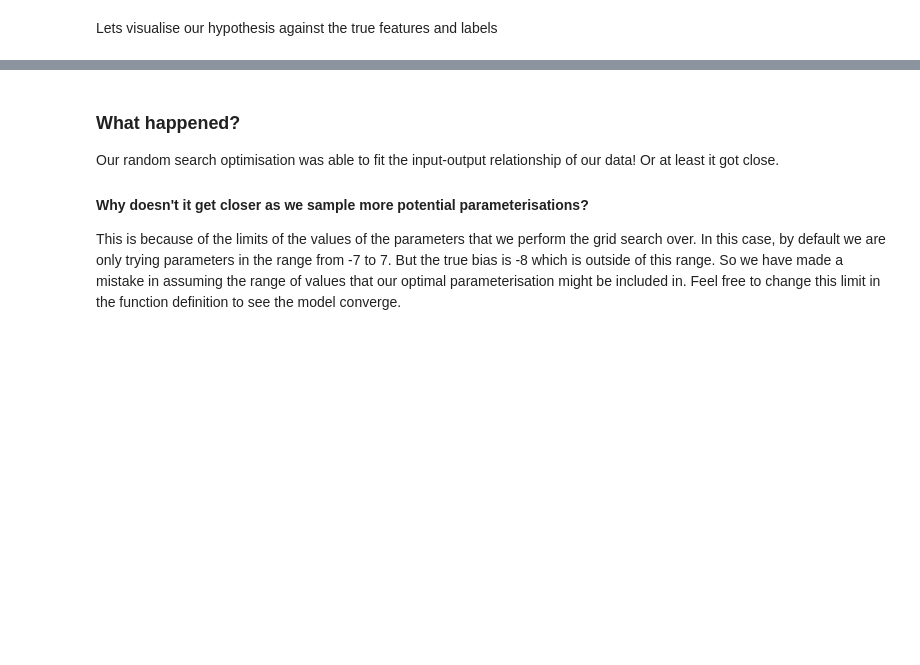
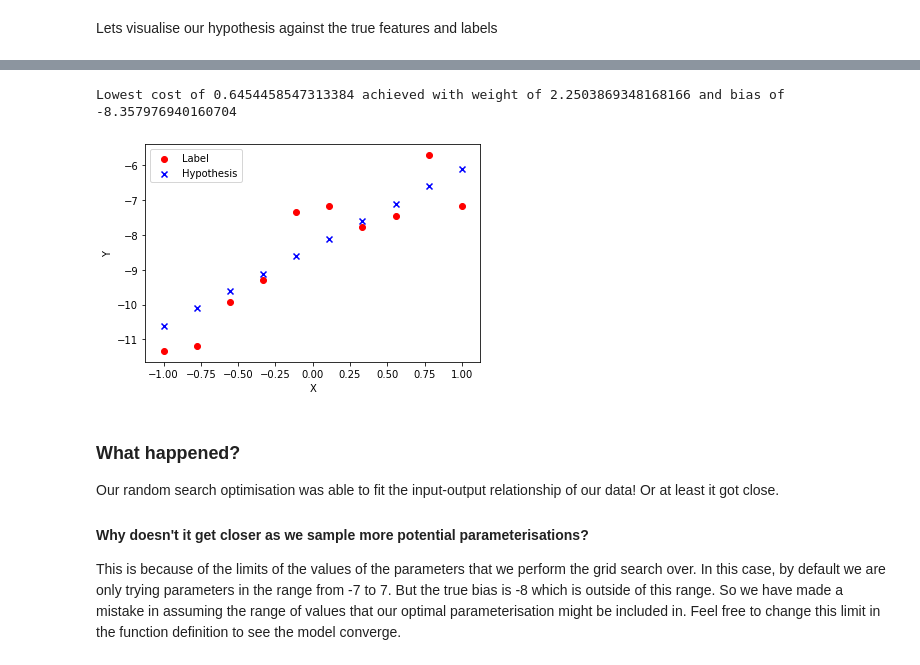
Before and after one commit to raihaan123/Strong-ML-Foundations, a Jupyter notebook: Intro to Machine Learning.ipynb, the cells around one changed output, grey strips where cells are left out. Drawn from its saved outputs; the diff is of its cells as text; code cells hidden in the pictures; blank space fills up the shorter version.

```diff
--- a/Intro to Machine Learning.ipynb
+++ b/Intro to Machine Learning.ipynb
@@ -133,6 +140,6 @@ class LinearHypothesis:
 # %%
-H = # instantiate our linear model
-y_hat = # make prediction
+H = LinearHypothesis() # instantiate our linear model
+y_hat = H(X) # make prediction
 print('Input:',X, '\n')
 print('W:', H.w, 'B:', H.b, '\n')
 print('Prediction:', y_hat, '\n')
@@ -167,9 +184,9 @@ Let's write a function to calculate the cost using the mean squared error loss f
 ![title](images/NN1_cost_function.JPG)
 # %%
 def L(y_hat, labels):
-    errors = # calculate errors
-    squared_errors = # square errors
-    mean_squared_error = # calculate mean
+    errors = y_hat - labels# calculate errors
+    squared_errors = np.square(errors) # square errors
+    mean_squared_error = np.mean(squared_errors) # calculate mean
     return mean_squared_error # return loss
 # %%
 cost = L(y_hat, Y)
@@ -187,25 +206,28 @@ Random seach is the process of randomly choosing values within a specified range
 ![](images/NN1_randomsearch.JPG)
 # %%
 def random_search(n_samples, limit=7):
-    best_weights = # no best weight found yet
-    best_bias = # no best bias found yet
-    lowest_cost = # initialize it very high
-    for i in  # try this many different parameterisations
+    best_weights = None# no best weight found yet
+    best_bias = None# no best bias found yet
+    lowest_cost = float('inf')# initialize it very high
+    for i in range(n_samples): # try this many different parameterisations
         w = np.random.uniform(-limit, limit) # randomly sample a weight within the limits of the search
         b = np.random.uniform(-limit, limit) # randomly sample a bias within the limits of the search
-        H. # update our model with random parameters
-        y_hat = # make prediction
-        cost =  # calculate loss
-        if  # if this is the best parameterisation so far
-            lowest_cost =  # update the lowest running cost to the cost for this parameterisation
-            best_weights = # get best weights so far from the model
-            best_bias = # get best bias so far from the model
+        H.update_params(w, b) # update our model with random parameters
+        y_hat = H(X)# make prediction
+        cost =  L(y_hat, Y) # calculate loss
+        if cost < lowest_cost: # if this is the best parameterisation so far
+            lowest_cost =  cost # update the lowest running cost to the cost for this parameterisation
+            best_weights = H.w # get best weights so far from the model
+            best_bias = H.b # get best bias so far from the model
     print('Lowest cost of', lowest_cost, 'achieved with weight of', best_weights, 'and bias of', best_bias)
     return best_weights, best_bias
 # %%
-best_weights, best_bias = random_search(100) # do 100 samples in a random search
-H. # make sure to set our model's weights to the best values we found
+best_weights, best_bias = random_search(100, limit = 10) # do 100 samples in a random search
+H.update_params(best_weights,best_bias) # make sure to set our model's weights to the best values we found
 plot_h_vs_y(X, H(X), Y)
+# %% [output]
+Lowest cost of 0.6454458547313384 achieved with weight of 2.2503869348168166 and bias of -8.357976940160704
+[figure, added]
 # %% [markdown]
 ### What happened?
 
```
Also changed, not shown: parts of 7 cells of this notebook, 1 other file.
